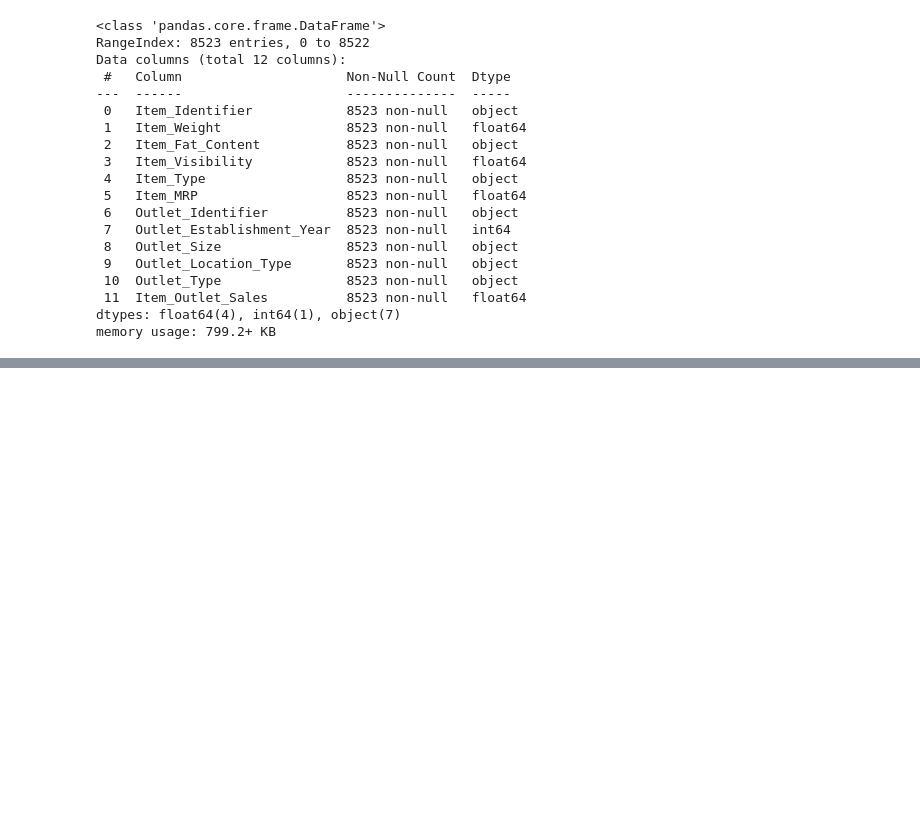
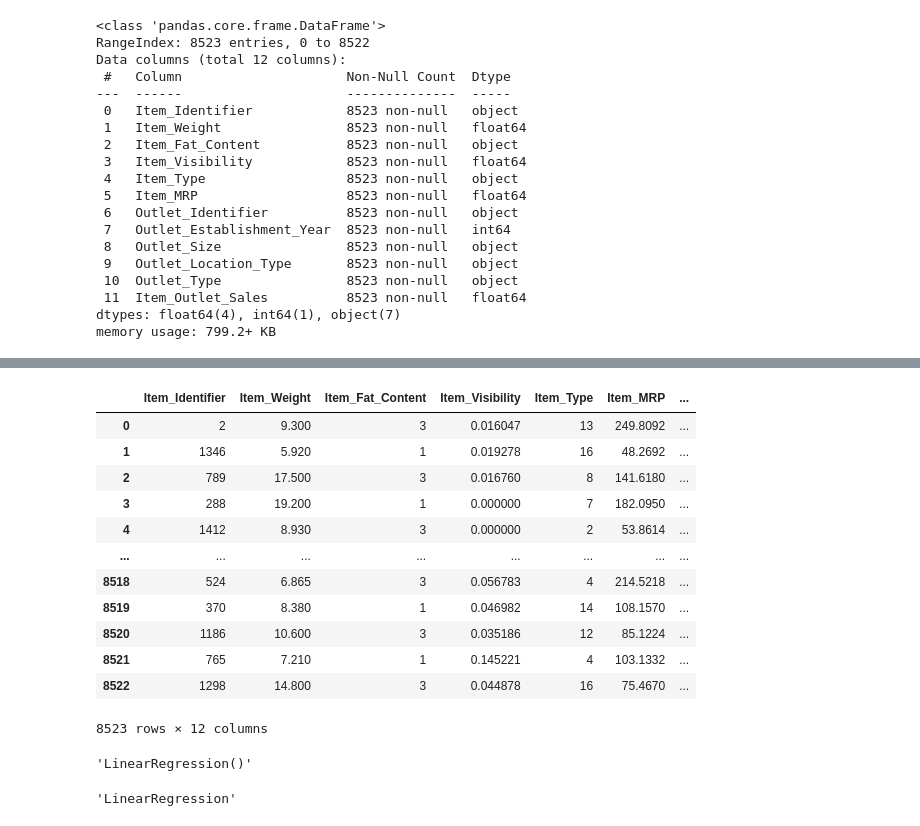
Before and after one commit to manasjaiswal/MLOPS1, a Jupyter notebook: notebook.ipynb, the cells around one changed output, grey strips where cells are left out. Saved outputs shown, nothing was run; the diff lists cells and outputs as text; code cells hidden in the pictures; blank space fills up the shorter version.

```diff
--- a/notebook.ipynb
+++ b/notebook.ipynb
@@ -415,0 +550,4 @@ memory usage: 799.2+ KB
+# %%
+array=load_numpy_array_data(data_trans_art.transformed_train_dir_path)
+# %%
+df=pd.DataFrame(array,columns=list(data.columns))
@@ -415,0 +761,26 @@ memory usage: 799.2+ KB
+# %%
+cat_columns=[feature for feature in df.columns if df[feature].dtype=="object"]
+for feature in cat_columns:
+    di=df.groupby(feature)[COLUMN_ITEM_OUTLET_SALES].median().to_dict()
+    e={}
+    a=1
+    for i in sorted(di.items(),key=lambda x:x[1],reverse=True):
+        e[i[0]]=a
+        a+=1
+    df[feature]=df[feature].map(e)
+# %%
+df
+# %% [output]
+|  | Item_Identifier | Item_Weight | Item_Fat_Content | Item_Visibility | Item_Type | Item_MRP | ... |
+| 0 | 2 | 9.300 | 3 | 0.016047 | 13 | 249.8092 | ... |
+| 1 | 1346 | 5.920 | 1 | 0.019278 | 16 | 48.2692 | ... |
+| 2 | 789 | 17.500 | 3 | 0.016760 | 8 | 141.6180 | ... |
+| 3 | 288 | 19.200 | 1 | 0.000000 | 7 | 182.0950 | ... |
+| 4 | 1412 | 8.930 | 3 | 0.000000 | 2 | 53.8614 | ... |
+| ... | ... | ... | ... | ... | ... | ... | ... |
+| 8518 | 524 | 6.865 | 3 | 0.056783 | 4 | 214.5218 | ... |
+| 8519 | 370 | 8.380 | 1 | 0.046982 | 14 | 108.1570 | ... |
+| 8520 | 1186 | 10.600 | 3 | 0.035186 | 12 | 85.1224 | ... |
+| 8521 | 765 | 7.210 | 1 | 0.145221 | 4 | 103.1332 | ... |
+| 8522 | 1298 | 14.800 | 3 | 0.044878 | 16 | 75.4670 | ... |
+8523 rows × 12 columns
@@ -415,0 +791,8 @@ memory usage: 799.2+ KB
+# %%
+str(lr)
+# %% [output]
+'LinearRegression()'
+# %%
+type(lr).__name__
+# %% [output]
+'LinearRegression'
```
Also changed, not shown: parts of 63 cells of this notebook, 26 other files.
